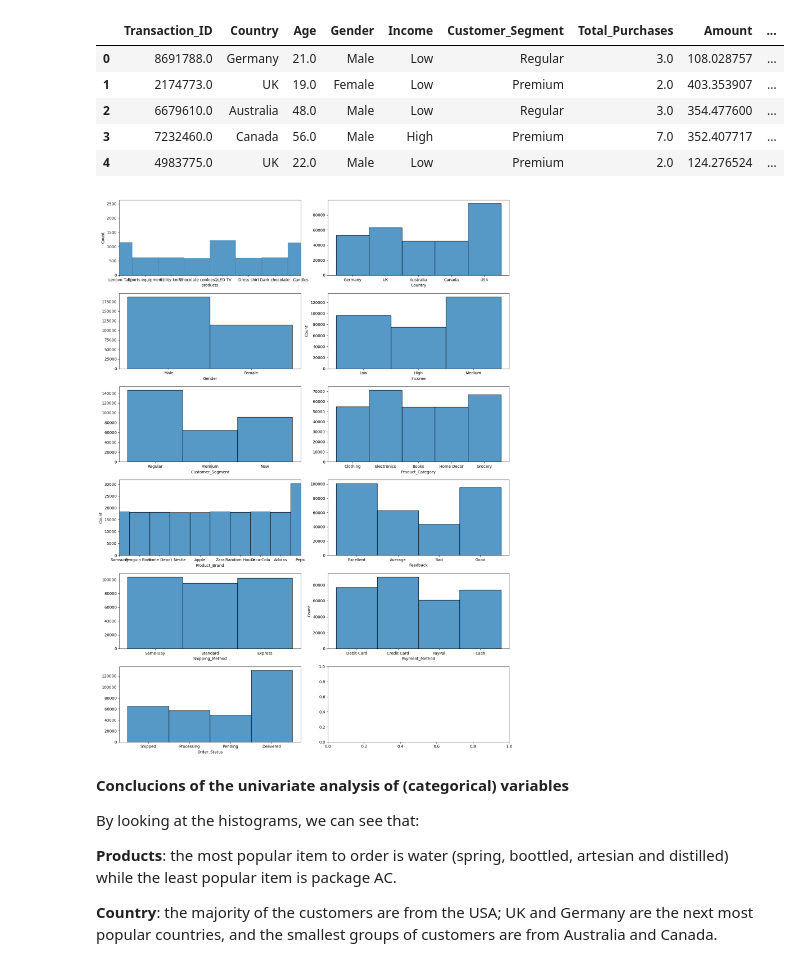
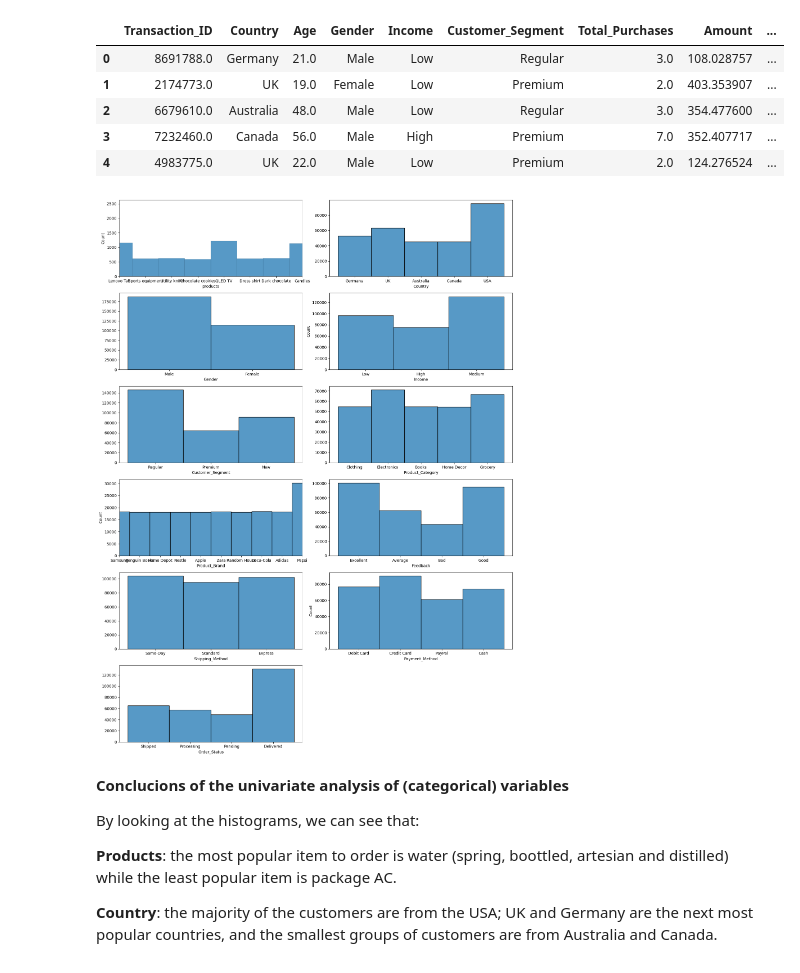
Before and after one commit to Liutciia/Product-recommendation-final-project, a Jupyter notebook: src/explore.ipynb, the cells around one changed output. Cells and saved outputs as stored; diff of their text form; code cells hidden in the pictures.

```diff
--- a/src/explore.ipynb
+++ b/src/explore.ipynb
@@ -226,31 +226,32 @@ df.head()
 # %%
 # Analysis of univariate (categorical) variables
 
 import matplotlib.pyplot as plt
 import seaborn as sns
 
 fig, axis = plt.subplots(6, 2, figsize = (15, 20))
 
 # Creating a multiple histogram
 sns.histplot(ax = axis[0, 0], data = df, x = "products")
 axis[0, 0].set_xlim(1, 8)
 sns.histplot(ax = axis[0, 1], data = df, x = "Country").set(ylabel = None)
 sns.histplot(ax = axis[1, 0], data = df, x = "Gender").set(ylabel = None)
 sns.histplot(ax = axis[1, 1], data = df, x = "Income")
 sns.histplot(ax = axis[2, 0], data = df, x = "Customer_Segment").set(ylabel = None)
 sns.histplot(ax = axis[2, 1], data = df, x = "Product_Category").set(ylabel = None)
 sns.histplot(ax = axis[3, 0], data = df, x = "Product_Brand")
 axis[3, 0].set_xlim(1, 10)
 sns.histplot(ax = axis[3, 1], data = df, x = "Feedback").set(ylabel = None)
 sns.histplot(ax = axis[4, 0], data = df, x = "Shipping_Method").set(ylabel = None)
 sns.histplot(ax = axis[4, 1], data = df, x = "Payment_Method")
 sns.histplot(ax = axis[5, 0], data = df, x = "Order_Status").set(ylabel = None)
+fig.delaxes(axis[5,1])
 
 plt.tight_layout()
 
 plt.show()
 # %% [output]
-[figure, old version]
+[figure, new version]
 # %% [markdown]
 **Conclucions of the univariate analysis of (categorical) variables**
 
```
Also changed, not shown: 5 other files.
